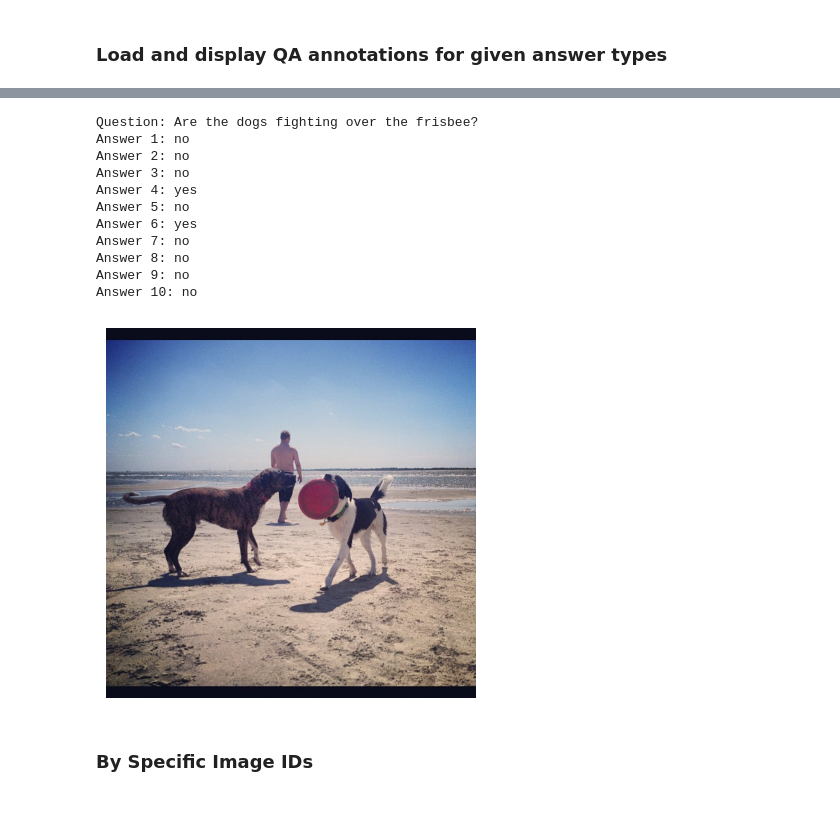
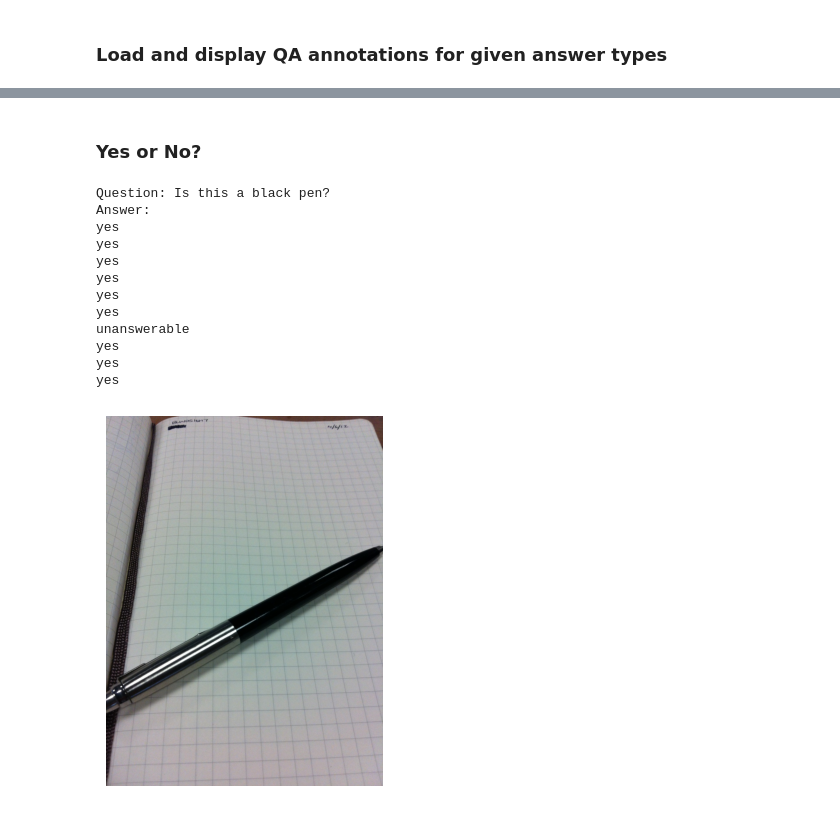
Before and after one commit to PatrickKollman/LLaVA-VQA, a Jupyter notebook: src/data_visualization/vizwiz_visualization.ipynb, the cells around one changed output, grey strips where cells are left out. Cells and saved outputs as stored; diff of their text form; code cells hidden in the pictures.

Commit message:
feature: vizwiz data interface and visualization

```diff
--- a/src/data_visualization/vizwiz_visualization.ipynb
+++ b/src/data_visualization/vizwiz_visualization.ipynb
@@ -31,0 +110,2 @@ Question index created with 443757 entries.
+# %%
+ann_file = "/content/train.json"
@@ -31,0 +114,2 @@ Question index created with 443757 entries.
+# %%
+vizwiz = VizWiz(ann_file)
@@ -33,33 +119,29 @@ Question index created with 443757 entries.
 ### Load and display QA annotations for given answer types
 # %%
 def visualize_random_sample(
-    vqa: VQA,
-    img_ids: list[int] | int = [],
-    ques_types: list[str] | str = [],
+    vizwiz: VizWiz,
+    imgs: list[str] | str = [],
     ans_types: list[str] | str = [],
 ) -> None:
-    """Visualize a Random VQA sample.
+    """Visualize a Random VizWiz sample.
 
-    :param vqa: VQA data interface
+    :param vizwiz: VizWiz data interface
     :param image_ids: filter by specific image ids
-    :param ques_types: filter bu VQA question type
-        All possible quesTypes for abstract and mscoco has been provided
-        in respective text files in ../VQA/QuestionTypes/
-    :param ans_types: filter by VQA answer type
-        'ans_types' can be one of the following: "yes/no", "number", "other"
+    :param ans_types: filter by VizWiz answer type
     """
-    # Get Question IDs for 'ques_type'
-    question_ids = vqa.get_ques_ids(img_ids=img_ids, ques_types=ques_types, ans_types=ans_types)
-    qa = vqa.load_qa(question_ids)
+    # Get Annotations from filter
+    anns = vizwiz.get_anns(imgs=imgs, ans_types=ans_types)
+    if len(anns) == 0:
+        print("No annotations found")
+        return
 
-    # Choose a random Question and print its Annotations
-    random_qa = random.choice(qa)
-    vqa.show_qa([random_qa])
+    # Choose a random annotation to show
+    random_qa = random.choice(anns)
+    vizwiz.show_qa([random_qa])
 
     # Plot Image
-    img_id = random_qa["image_id"]
-    img_filename = f"COCO_train2014_{str(img_id).zfill(12)}.jpg"
-    img_file_path = f"{train_img_dir}/{img_filename}"
+    img_id = random_qa["image"]
+    img_file_path = f"{train_img_dir}/{img_id}"
     if os.path.isfile(img_file_path):
         I = io.imread(img_file_path)
         plt.imshow(I)
@@ -85,17 +150,18 @@ Answer 10: 100
+# %% [markdown]
+### Yes or No?
 # %%
-visualize_random_sample(vqa=vqa, ans_types="yes/no")
+visualize_random_sample(vizwiz=vizwiz, ans_types="yes/no")
 # %% [output]
-Question: Are the dogs fighting over the frisbee?
-Answer 1: no
-Answer 2: no
-Answer 3: no
-Answer 4: yes
-Answer 5: no
-Answer 6: yes
-Answer 7: no
-Answer 8: no
-Answer 9: no
-Answer 10: no
+Question: Is this a black pen?
+Answer:
+yes
+yes
+yes
+yes
+yes
+yes
+unanswerable
+yes
+yes
+yes
-[figure, old version]
+[figure, new version]
-# %% [markdown]
-### By Specific Image IDs
```
Also changed, not shown: parts of 26 cells of this notebook, 2 other files.
